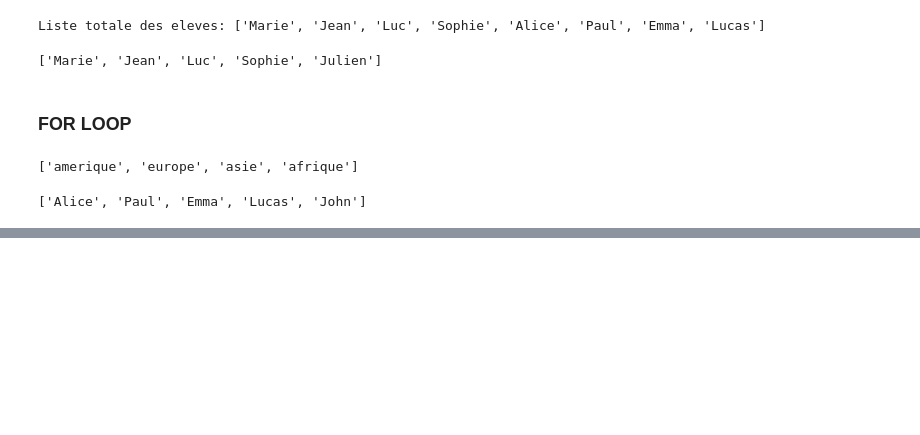
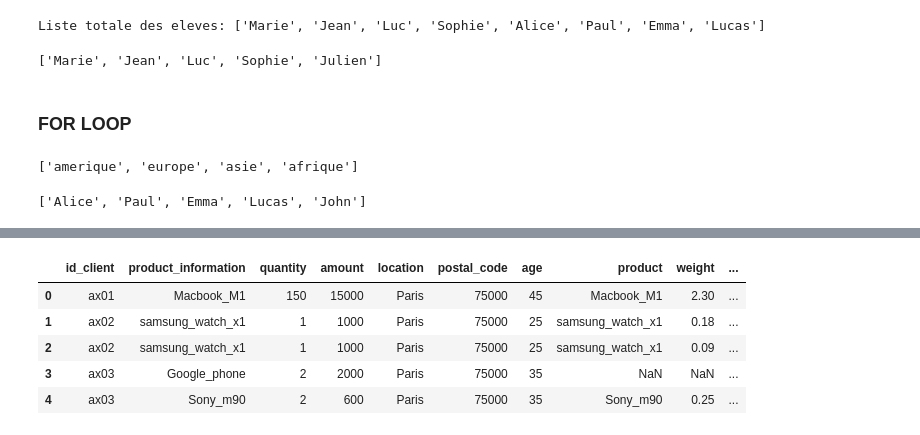
Before and after one commit to Koarra/sql_python_2026, a Jupyter notebook: python_cours/main.ipynb, the cells around one changed output, grey strips where cells are left out. Drawn from its saved outputs; the diff is of its cells as text; code cells hidden in the pictures; blank space fills up the shorter version.

Commit message:
python merge, dict, functions

```diff
--- a/python_cours/main.ipynb
+++ b/python_cours/main.ipynb
@@ -197,0 +448,3 @@ print(eleves_bordeaux)
+# %%
+sells_df = pd.read_csv("data/sells.csv")
+sells_df
@@ -197,0 +482,16 @@ print(eleves_bordeaux)
+# %%
+# Left JOIN choisi pour repondre a cette requete
+# exemple de jointure
+# nouvelle_df = premiere_table.merge(deuxieme_table, on="colonne_commune", how="left")
+
+# notre probleme est le suivant: les colonnes communes entre les deux tables sont product et product_information
+# !!! elles ne portent pas le meme nom dans les deux tables
+# 2 solutions:
+    # solution 1: renommer une des deux colonnes pour qu'elles aient le meme nom
+    # solution 2: utiliser les parametres left_on et right_on dans la fonction merge
+sells_enriched_df = sells_df.merge(
+    product_df[["product", "weight"]],
+    left_on = " product_information",
+    right_on = "product",
+    how = "left"
+)
@@ -197,0 +507,12 @@ print(eleves_bordeaux)
+# %%
+# creer ma nouvelle colonne: total_weight qui va etre egale a quantity * weight
+sells_enriched_df["total_weight"] = sells_enriched_df[" quantity"] * sells_enriched_df["weight"]
+
+sells_enriched_df
+# %% [output]
+|  | id_client | product_information | quantity | amount | location | postal_code | age | product | weight | ... |
+| 0 | ax01 | Macbook_M1 | 150 | 15000 | Paris | 75000 | 45 | Macbook_M1 | 2.30 | ... |
+| 1 | ax02 | samsung_watch_x1 | 1 | 1000 | Paris | 75000 | 25 | samsung_watch_x1 | 0.18 | ... |
+| 2 | ax02 | samsung_watch_x1 | 1 | 1000 | Paris | 75000 | 25 | samsung_watch_x1 | 0.09 | ... |
+| 3 | ax03 | Google_phone | 2 | 2000 | Paris | 75000 | 35 | NaN | NaN | ... |
+| 4 | ax03 | Sony_m90 | 2 | 600 | Paris | 75000 | 35 | Sony_m90 | 0.25 | ... |
```
Also changed, not shown: parts of 29 cells of this notebook, 2 other files.
